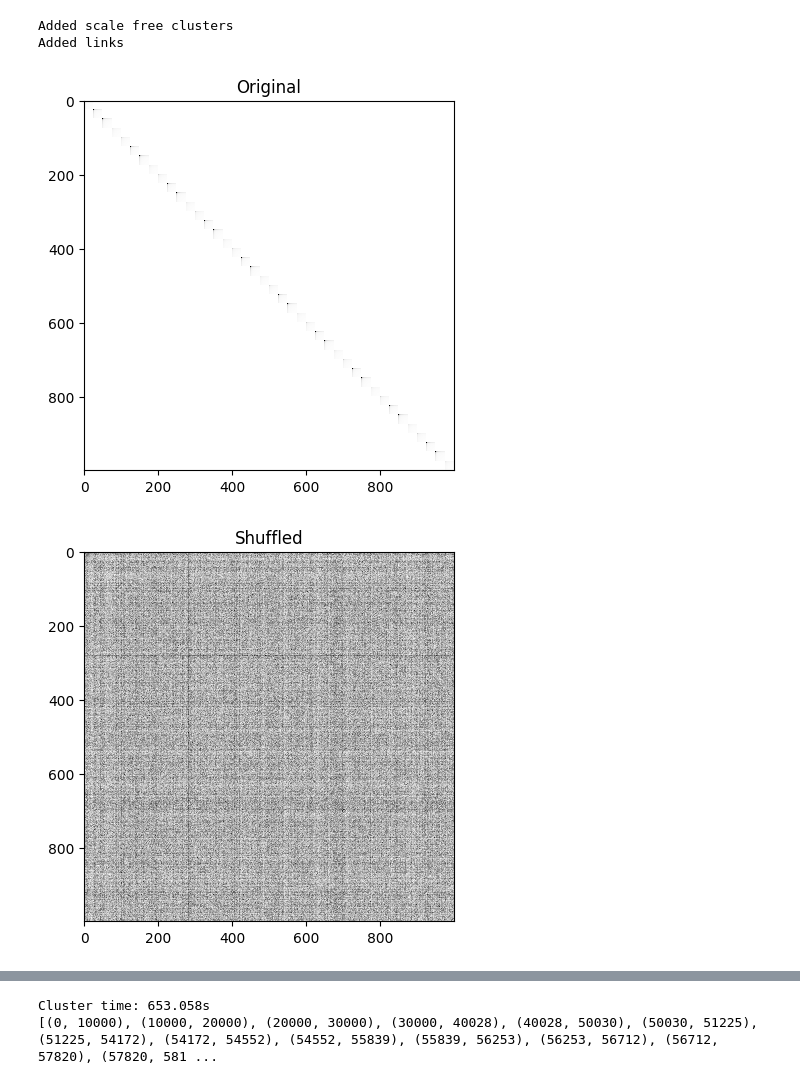
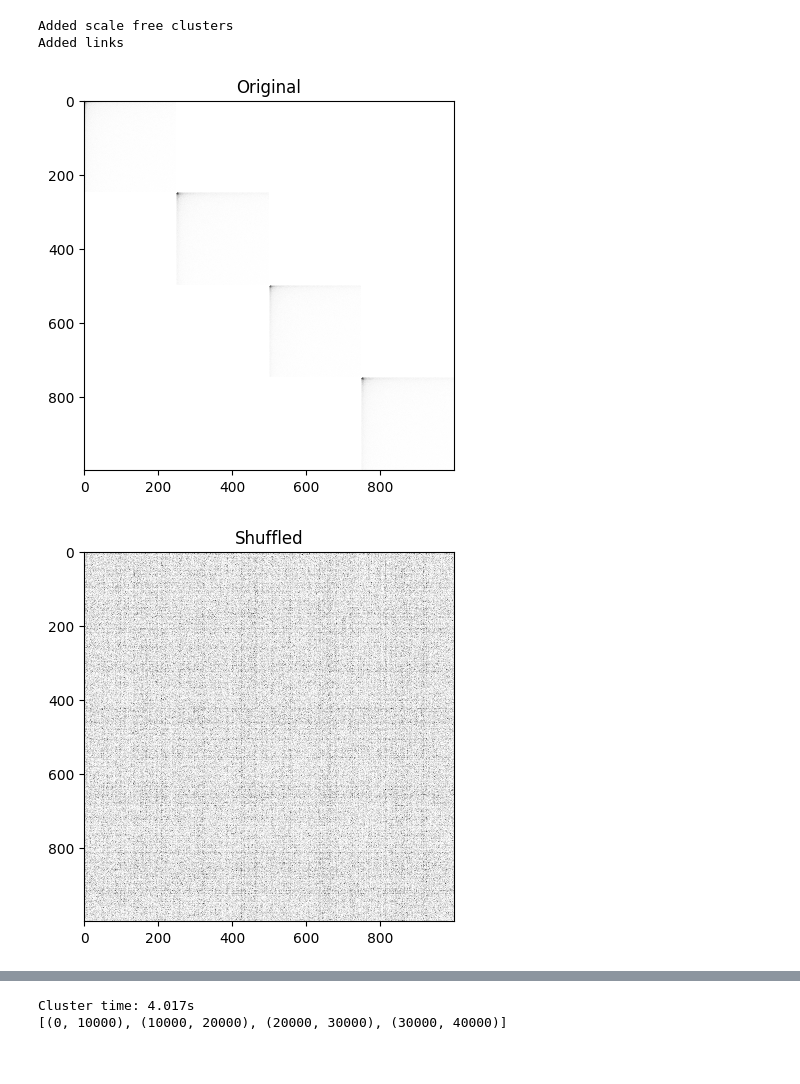
Before and after one commit to mlabs-ai/autograph, a Jupyter notebook: python/show_cluster_results.ipynb, the cells around one changed output, grey strips where cells are left out. Saved outputs shown, nothing was run; the diff lists cells and outputs as text; code cells hidden in the pictures.

```diff
--- a/python/show_cluster_results.ipynb
+++ b/python/show_cluster_results.ipynb
@@ -14,38 +14,38 @@ def draw_adjacency_matrix(
 import time
 
 cluster_size = 10_000
-num_clusters = 40
+num_clusters = 4
 pepper_amount = 1_000
 
 builder = autograph.GraphBuilder(0)
 for i in range(num_clusters):
     builder.add_scale_free_cluster(cluster_size, 100)
 
 print("Added scale free clusters", flush=True)
 
 for _ in range(pepper_amount):
     for i in range(num_clusters):
         builder.add_random_link(i, (i + 1) % num_clusters)
 
 print("Added links", flush=True)
 
 graph = builder.finalize_graph()
 draw_adjacency_matrix(graph, "Original")
 
 graph.shuffle_vertex_ids(0)
 draw_adjacency_matrix(graph, "Shuffled")
 
 print("Clustering", flush=True)
 start_time = time.time()
 graph.cluster(0.01, 5, 0.1, 250)
 cluster_time = time.time() - start_time
 
 draw_adjacency_matrix(graph, "Re-clustered")
 print(f"Cluster time: {cluster_time:.3f}s", flush=True)
 print(graph.get_clusters())
 # %% [output]
 Added scale free clusters
 Added links
-[figure, old version]
+[figure, new version]
-[figure, old version]
+[figure, new version]
 Clustering
@@ -69,2 +70,2 @@ Processing weak cluster 399890..400000
-Cluster time: 653.058s
-[(0, 10000), (10000, 20000), (20000, 30000), (30000, 40028), (40028, 50030), (50030, 51225), (51225, 54172), (54172, 54552), (54552, 55839), (55839, 56253), (56253, 56712), (56712, 57820), (57820, 581 ...
+Cluster time: 4.017s
+[(0, 10000), (10000, 20000), (20000, 30000), (30000, 40000)]
```
Also changed, not shown: parts of 1 cell of this notebook, 9 other files.
